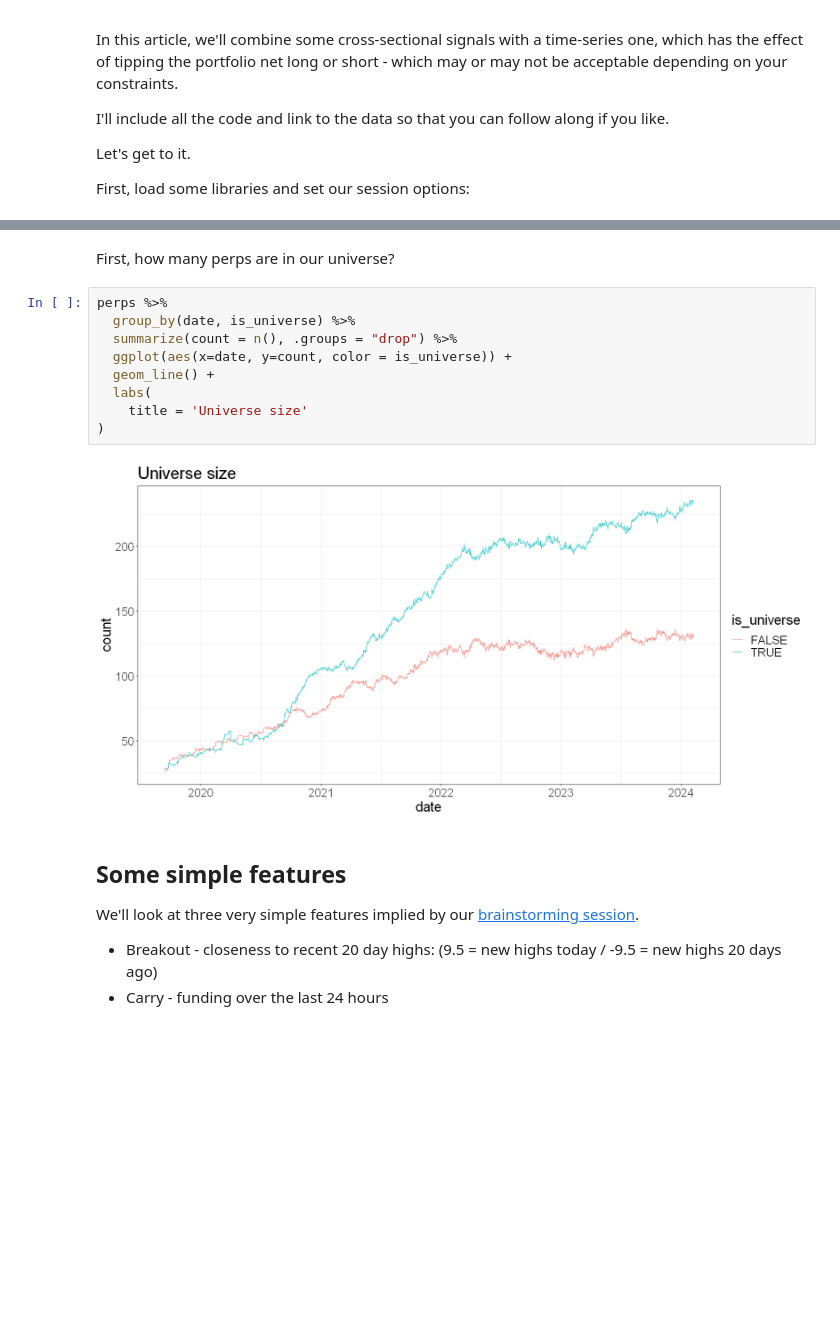
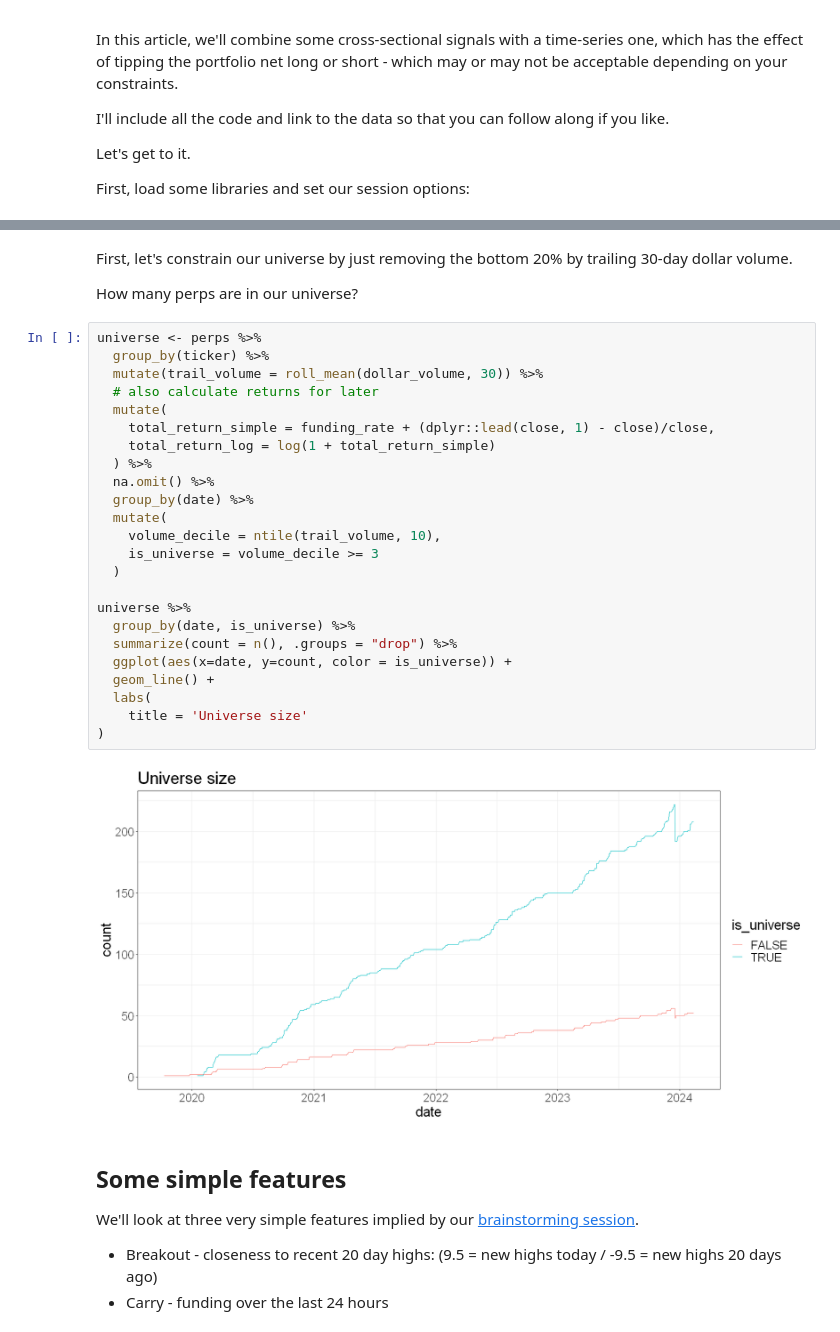
Before and after one commit to Robot-Wealth/trader-tales, a Jupyter notebook: quantifying-combining-alphas/quantifying_and_combining_alphas.ipynb, the cells around one changed output, grey strips where cells are left out. Drawn from its saved outputs; the diff is of its cells as text; blank space fills up the shorter version.

```diff
--- a/quantifying-combining-alphas/quantifying_and_combining_alphas.ipynb
+++ b/quantifying-combining-alphas/quantifying_and_combining_alphas.ipynb
@@ -73,16 +68,33 @@ A tibble: 6 × 11
-# %% [markdown]
-First, how many perps are in our universe?
+# %% [markdown]
+First, let's constrain our universe by just removing the bottom 20% by trailing 30-day dollar volume.
+
+How many perps are in our universe?
 # %%
-perps %>%
+universe <- perps %>%
+  group_by(ticker) %>%
+  mutate(trail_volume = roll_mean(dollar_volume, 30)) %>%
+  # also calculate returns for later
+  mutate(
+    total_return_simple = funding_rate + (dplyr::lead(close, 1) - close)/close,
+    total_return_log = log(1 + total_return_simple)
+  ) %>%
+  na.omit() %>%
+  group_by(date) %>%
+  mutate(
+    volume_decile = ntile(trail_volume, 10),
+    is_universe = volume_decile >= 3
+  )
+
+universe %>%
   group_by(date, is_universe) %>%
   summarize(count = n(), .groups = "drop") %>%
   ggplot(aes(x=date, y=count, color = is_universe)) +
   geom_line() +
   labs(
     title = 'Universe size'
 )
 # %% [output]
-[figure, old version]
+[figure, new version]
 # %% [markdown]
 ## Some simple features
 
```
Also changed, not shown: parts of 23 cells of this notebook, 2 other files.
